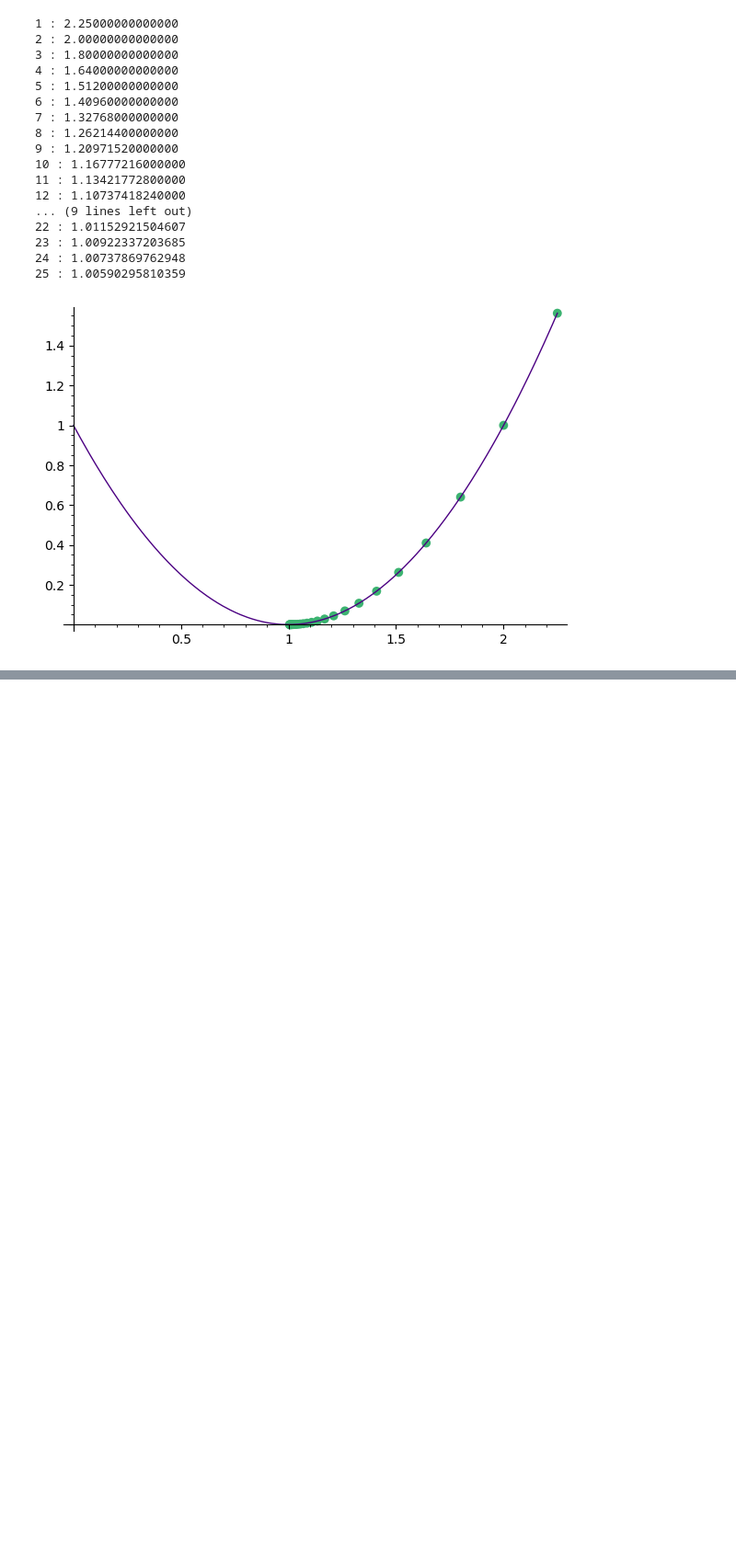
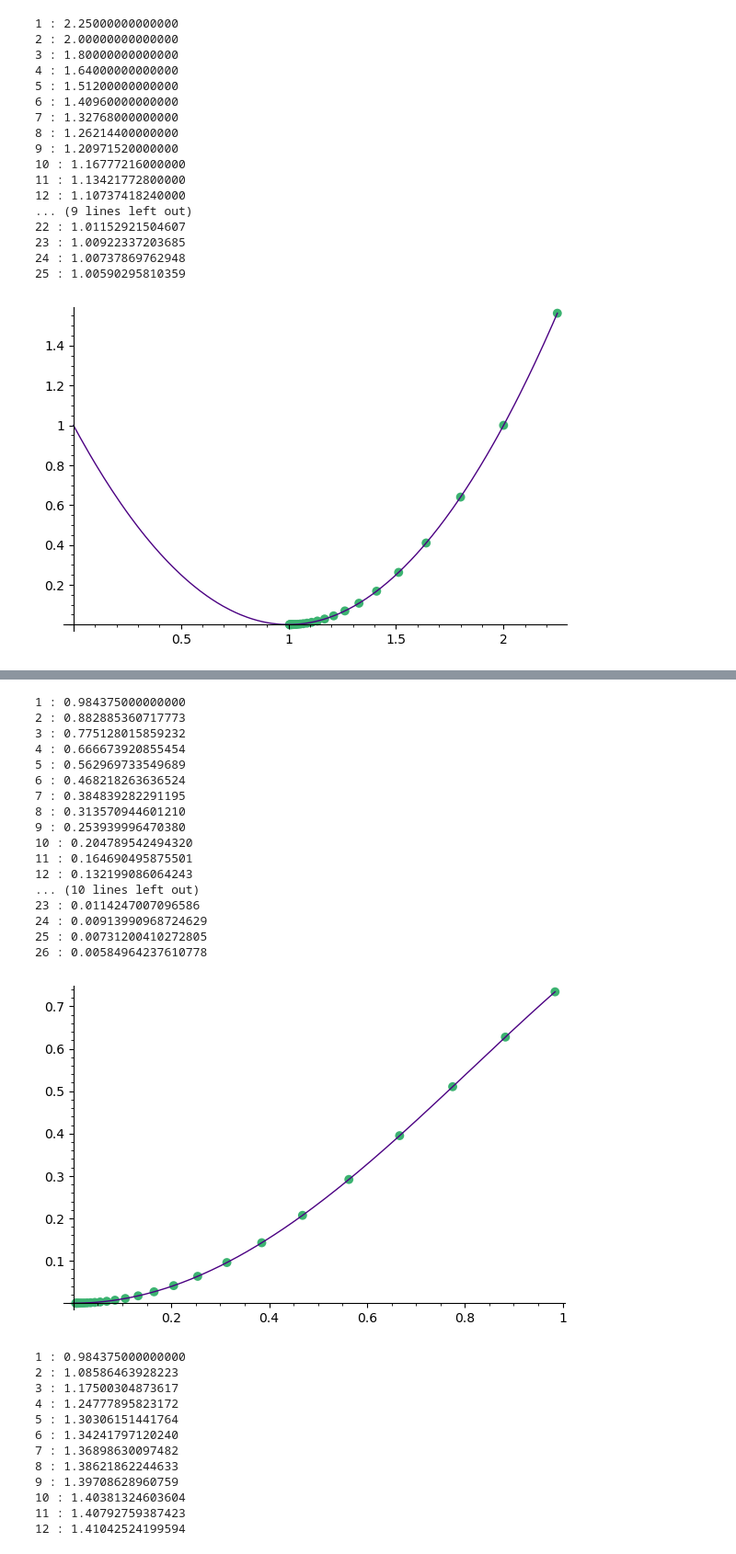
Before and after one commit to FloDarPie/L3, a Jupyter notebook: S5/MathIA/analyse/descenteGradient.ipynb, the cells around one changed output, grey strips where cells are left out. Shown at 92% size. Saved outputs shown, nothing was run; the diff lists cells and outputs as text; code cells hidden in the pictures; blank space fills up the shorter version.

```diff
--- a/S5/MathIA/analyse/descenteGradient.ipynb
+++ b/S5/MathIA/analyse/descenteGradient.ipynb
@@ -71,0 +52,21 @@ list(colors)
+# %%
+def grad1Dessin(f, origine, pas, difference, nbIteration):
+
+    g = f.diff(x)
+    i = 1
+
+    xk = f(x=origine)
+    xk1 = xk - pas*g(x=xk)
+    L=[xk]
+
+    while i != nbIteration and abs(xk - xk1) > difference  :
+        L.append(xk1)
+        print(i,":",xk)
+        xk = xk1
+        xk1 = xk - pas*g(x=xk)
+        i+=1
+    s = [(i,f(x=i)) for i in L]
+    u=s[0][0]
+    H = plot(f, 0,u,color='indigo')
+    G = point(s,pointsize=50,color='mediumseagreen')
+    show(H+G)
@@ -71,0 +79,37 @@ list(colors)
+# %%
+#recherche de minimum
+grad1Dessin(f,1.5,0.1,0.001,100)
+
+#recherche de maximum
+grad1Dessin(f,1.5,-0.1,0.001,100)
+# %% [output]
+1 : 0.984375000000000
+2 : 0.882885360717773
+3 : 0.775128015859232
+4 : 0.666673920855454
+5 : 0.562969733549689
+6 : 0.468218263636524
+7 : 0.384839282291195
+8 : 0.313570944601210
+9 : 0.253939996470380
+10 : 0.204789542494320
+11 : 0.164690495875501
+12 : 0.132199086064243
+... (10 lines left out)
+23 : 0.0114247007096586
+24 : 0.00913990968724629
+25 : 0.00731200410272805
+26 : 0.00584964237610778
+[figure, added]
+1 : 0.984375000000000
+2 : 1.08586463928223
+3 : 1.17500304873617
+4 : 1.24777895823172
+5 : 1.30306151441764
+6 : 1.34241797120240
+7 : 1.36898630097482
+8 : 1.38621862244633
+9 : 1.39708628960759
+10 : 1.40381324603604
+11 : 1.40792759387423
+12 : 1.41042524199594
```
Also changed, not shown: parts of 9 cells of this notebook, 36 other files.
